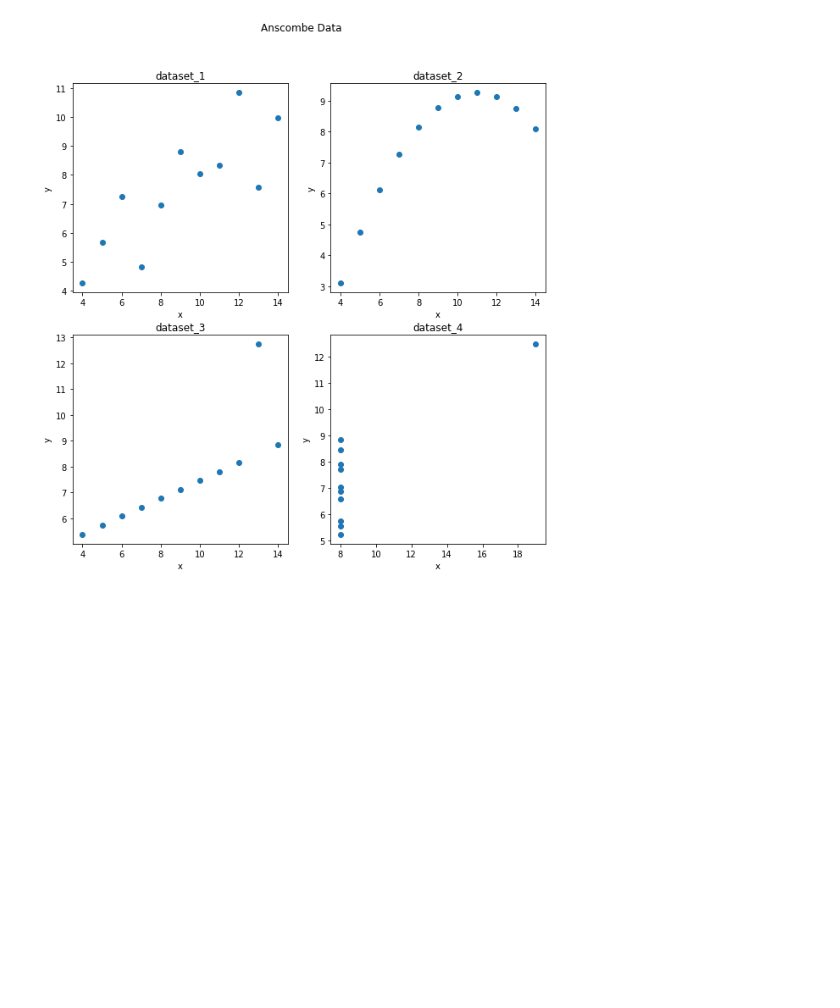
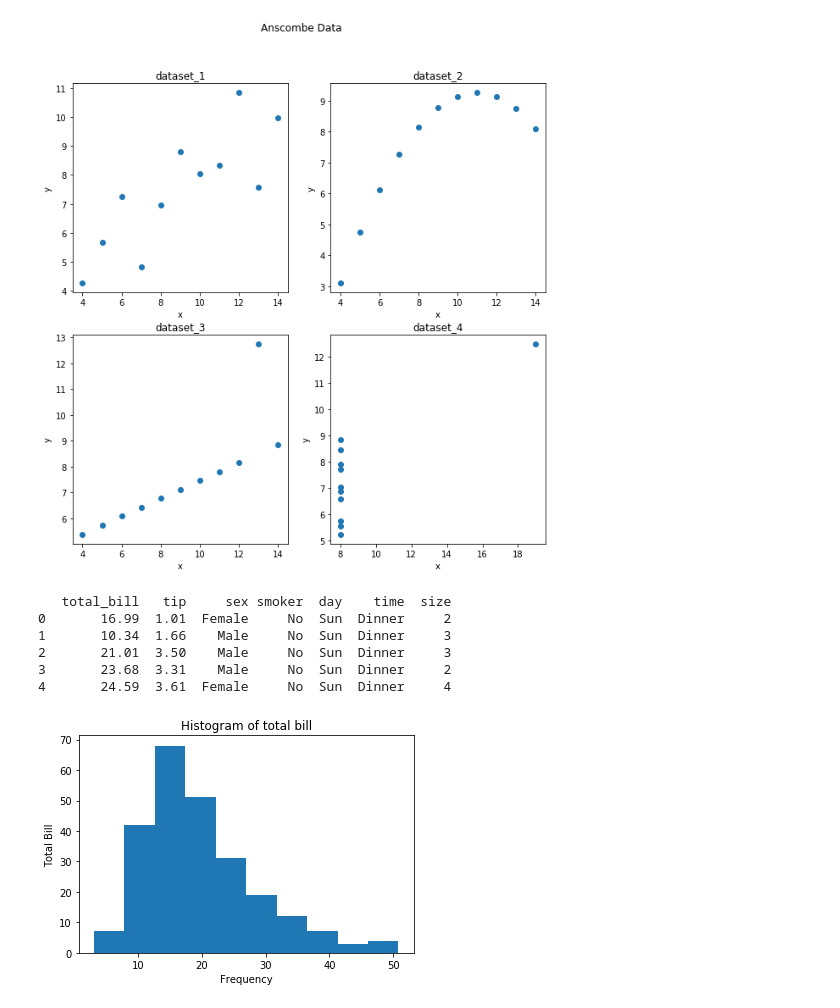
Before and after one commit to MohammadAliAfsahi/Python_Pandas_Library, a Jupyter notebook: Panadas.ipynb, the cells around one changed output. Drawn from its saved outputs; the diff is of its cells as text; code cells hidden in the pictures; blank space fills up the shorter version.

```diff
--- a/Panadas.ipynb
+++ b/Panadas.ipynb
@@ -528,3 +528,24 @@ figure.suptitle("Anscombe Data")
 # %% [output]
 Text(0.5, 0.98, 'Anscombe Data')
 [figure]
+# %%
+tips = sns.load_dataset("tips")
+print(tips.head())
+
+### Univariate
+
+figure = plt.figure()
+axes1 = figure.add_subplot(1, 1, 1)
+axes1.hist(tips['total_bill'], bins=10, histtype='bar')
+axes1.set_title("Histogram of total bill")
+axes1.set_xlabel("Frequency")
+axes1.set_ylabel("Total Bill")
+figure.show()
+# %% [output]
+   total_bill   tip     sex smoker  day    time  size
+0       16.99  1.01  Female     No  Sun  Dinner     2
+1       10.34  1.66    Male     No  Sun  Dinner     3
+2       21.01  3.50    Male     No  Sun  Dinner     3
+3       23.68  3.31    Male     No  Sun  Dinner     2
+4       24.59  3.61  Female     No  Sun  Dinner     4
+[figure, added]
```
Also changed, not shown: parts of 5 cells of this notebook.
